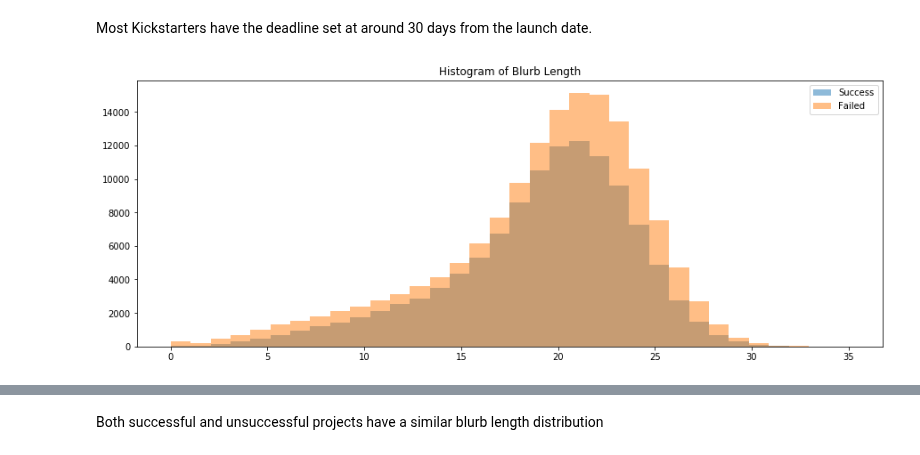
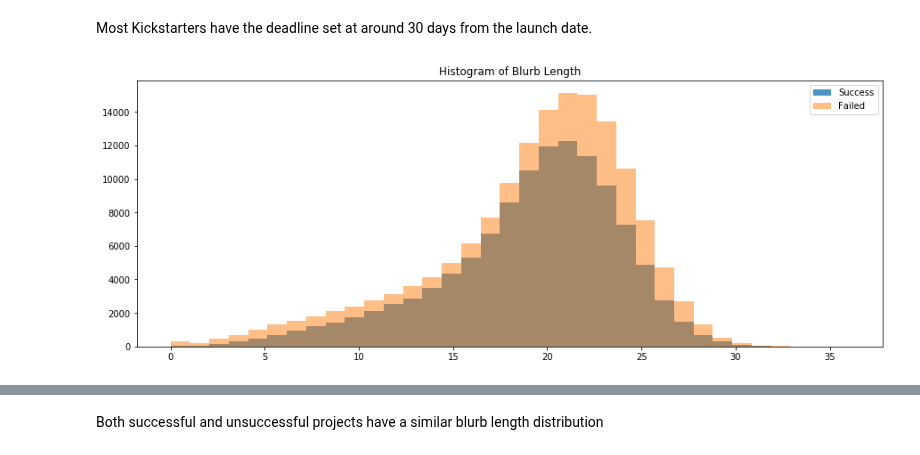
Before and after one commit to dwitten392/Springboard---DW, a Jupyter notebook: Capstone 1 - Kickstarter/Kickstarter Projects - Cleaning and Visualization.ipynb, the cells around one changed output, grey strips where cells are left out. Cells and saved outputs as stored; diff of their text form; code cells hidden in the pictures.

Commit message:
new column visuals, reorg, formatting

```diff
--- a/Capstone 1 - Kickstarter/Kickstarter Projects - Cleaning and Visualization.ipynb
+++ b/Capstone 1 - Kickstarter/Kickstarter Projects - Cleaning and Visualization.ipynb
@@ -355,19 +362,19 @@ Most Kickstarters have the deadline set at around 30 days from the launch date.
 # %%
 fig=plt.figure(figsize=(15,5.5))
 x = cleaned_data['blurb_length'].loc[cleaned_data['outcome'] == True]
 y = cleaned_data['blurb_length'].loc[cleaned_data['outcome'] == False]
-bins = np.linspace(0, 35, 35)
+bins = np.linspace(0, 36, 36)
 
-plt.hist(x, bins=bins, alpha=0.5, label='Success')
+plt.hist(x, bins=bins, alpha=0.8, label='Success')
 plt.hist(y, bins=bins, alpha=0.5, label='Failed')
 plt.legend(loc='upper right')
 plt.title('Histogram of Blurb Length')
 plt.show()
-print("Success Descriptive Statistics")
+print('\033[1m' + "Success Descriptive Statistics" + '\033[0m')
 print(x.describe())
 print('')
-print("Failed Descriptive Statistics")
+print('\033[1m' + "Failed Descriptive Statistics" + '\033[0m')
 print(y.describe())
 # %% [output]
-[figure, old version]
+[figure, new version]
 Success Descriptive Statistics
```
Also changed, not shown: parts of 38 cells of this notebook.
